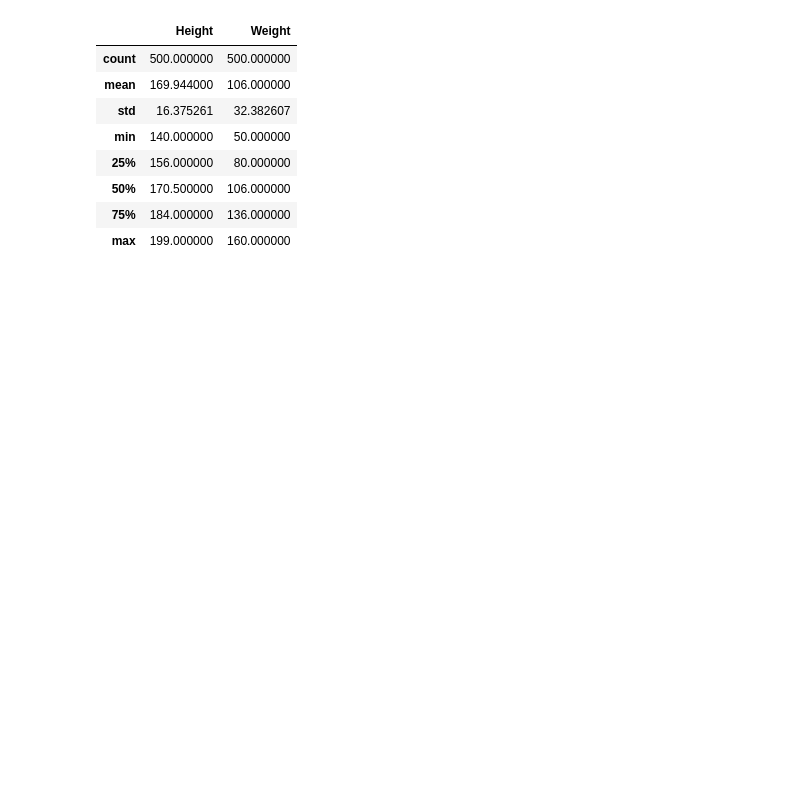
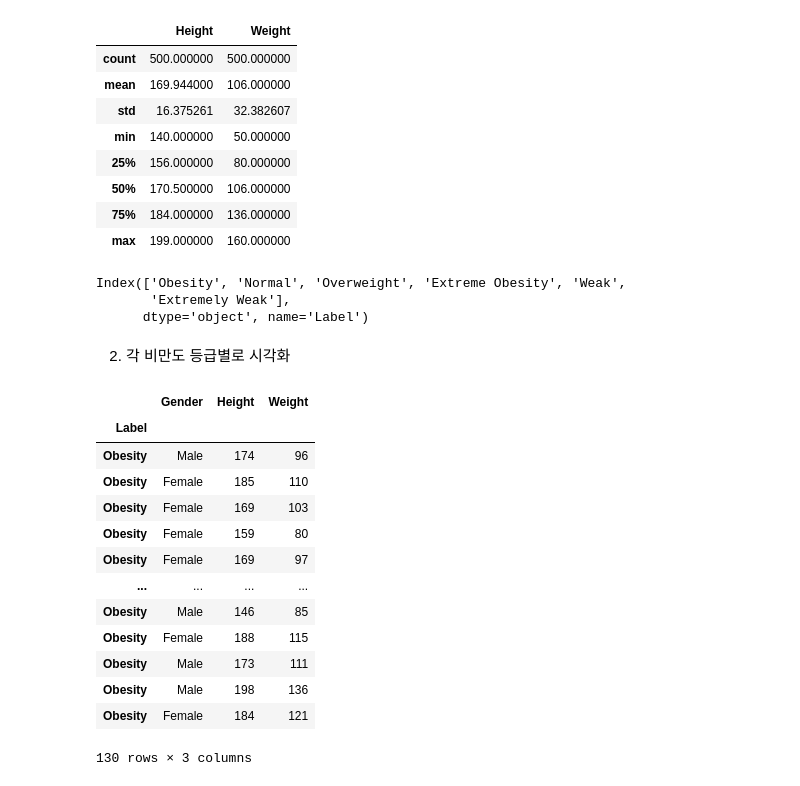
Before and after one commit to bellpe/machine-learning, a Jupyter notebook: ex01_bmi데이터.ipynb, the cells around one changed output. Saved outputs shown, nothing was run; the diff lists cells and outputs as text; code cells hidden in the pictures; blank space fills up the shorter version.

```diff
--- a/ex01_bmi데이터.ipynb
+++ b/ex01_bmi데이터.ipynb
@@ -68,3 +68,30 @@ data.describe()
 | 50% | 170.500000 | 106.000000 |
 | 75% | 184.000000 | 136.000000 |
 | max | 199.000000 | 160.000000 |
+# %%
+# label 값 확인
+data.index.unique()
+# %% [output]
+Index(['Obesity', 'Normal', 'Overweight', 'Extreme Obesity', 'Weak',
+       'Extremely Weak'],
+      dtype='object', name='Label')
+# %% [markdown]
+2. 각 비만도 등급별로 시각화
+# %%
+# Obesity 값 가져오기
+data.loc['Obesity']
+# %% [output]
+|  | Gender | Height | Weight |
+| Label |  |  |  |
+| Obesity | Male | 174 | 96 |
+| Obesity | Female | 185 | 110 |
+| Obesity | Female | 169 | 103 |
+| Obesity | Female | 159 | 80 |
+| Obesity | Female | 169 | 97 |
+| ... | ... | ... | ... |
+| Obesity | Male | 146 | 85 |
+| Obesity | Female | 188 | 115 |
+| Obesity | Male | 173 | 111 |
+| Obesity | Male | 198 | 136 |
+| Obesity | Female | 184 | 121 |
+130 rows × 3 columns
```
Also changed, not shown: parts of 20 cells of this notebook.
